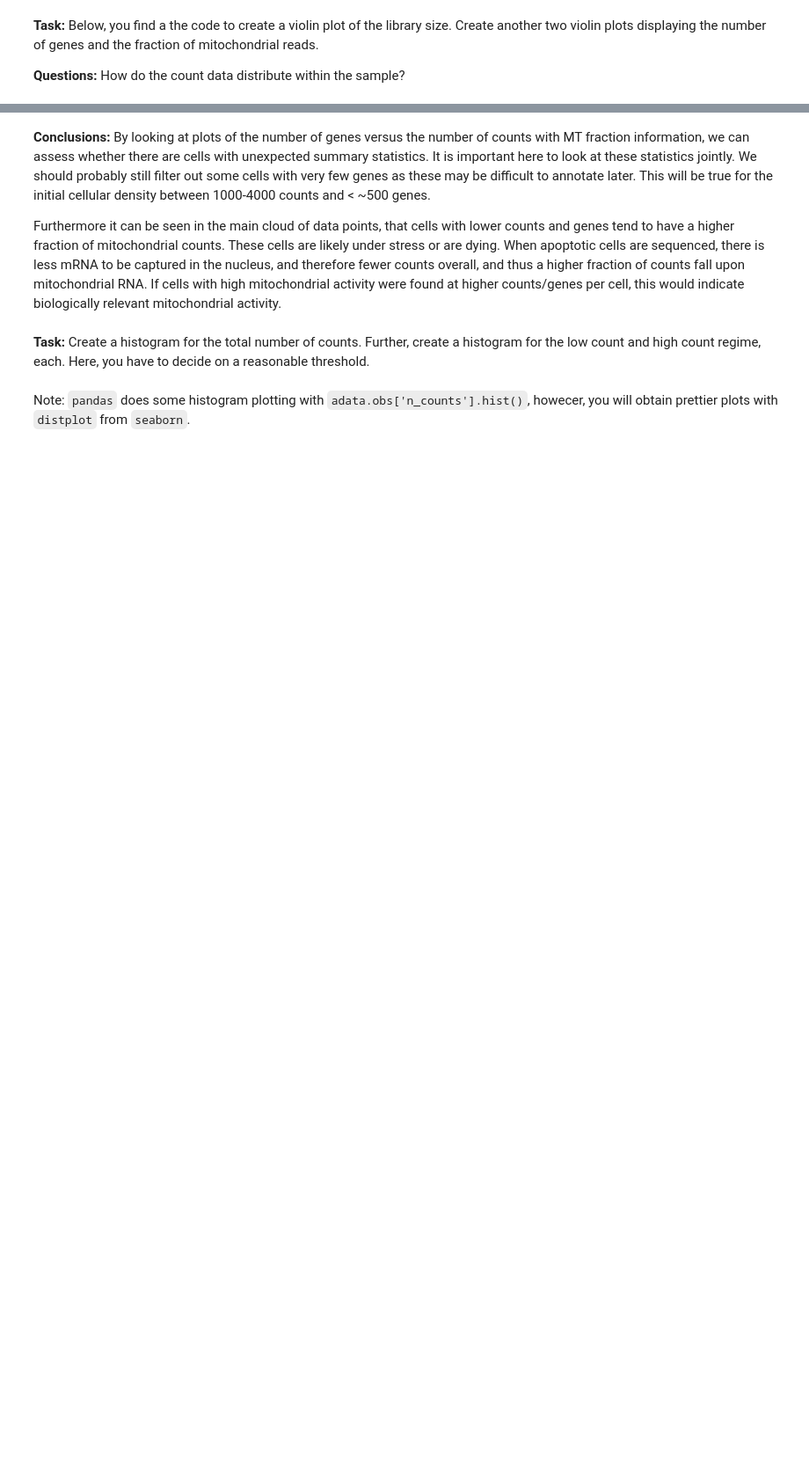
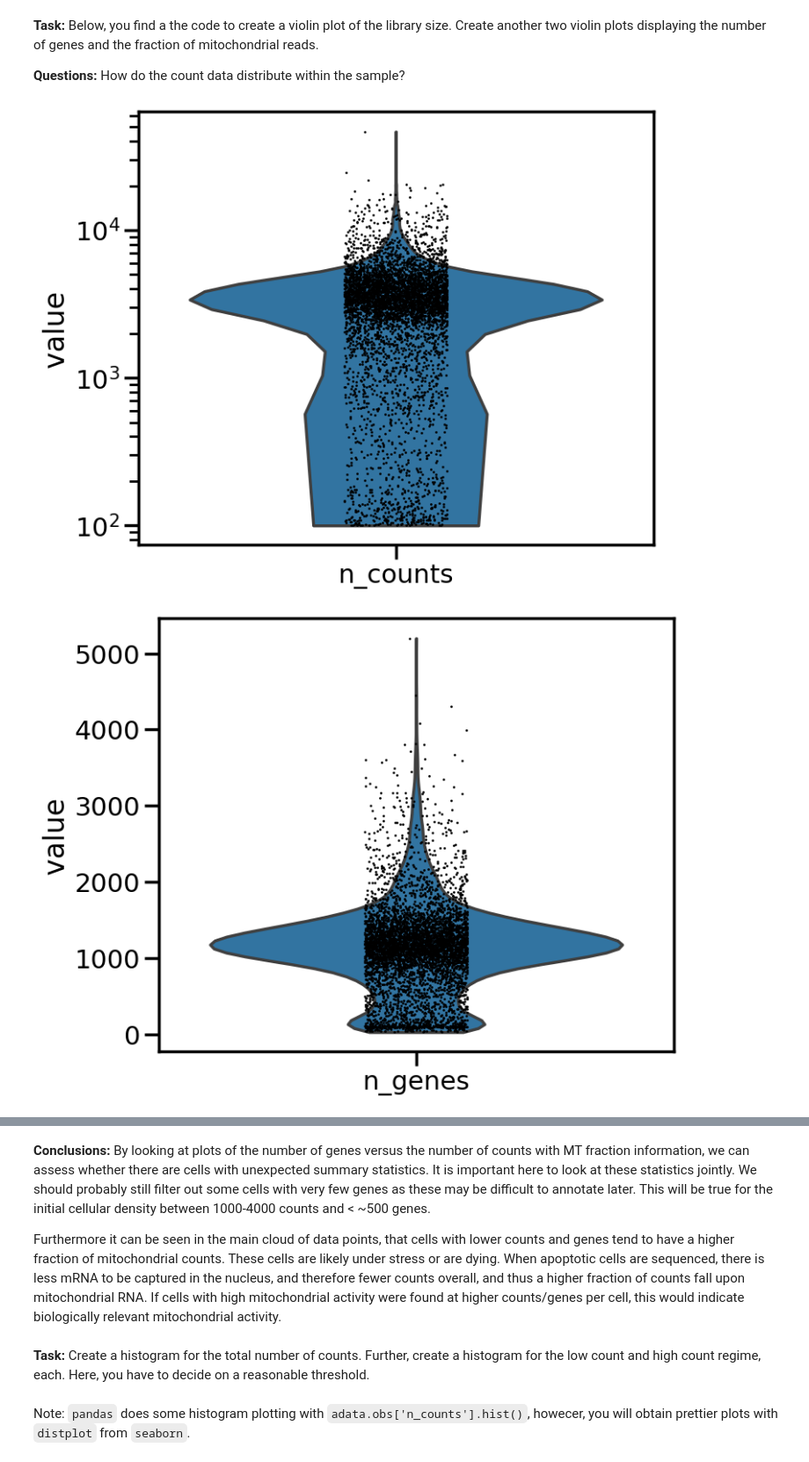
Before and after one commit to Ianyliu/scanpy-tutorials, a Jupyter notebook: scanpy_workshop/day1_01_GColab.ipynb, the cells around one changed output, grey strips where cells are left out. Shown at 88% size. Drawn from its saved outputs; the diff is of its cells as text; code cells hidden in the pictures; blank space fills up the shorter version.

```diff
--- a/scanpy_workshop/day1_01_GColab.ipynb
+++ b/scanpy_workshop/day1_01_GColab.ipynb
@@ -167,8 +305,17 @@ p2 = sc.pl.scatter(adata = , x='', y='',
 # %%
 #Sample quality plots
 rcParams['figure.figsize']=(7,7)
 t1 = sc.pl.violin(adata, 'n_counts',
                   #groupby='sample',
                   size=2, log=True, cut=0)
-t1 = sc.pl.violin() #display number of genes
-t2 = sc.pl.violin() #display the fraction of mitochondrial reads
+t1 = sc.pl.violin(adata, "n_genes",
+                  size=2,
+                  # log=True
+                  ) #display number of genes
+t2 = sc.pl.violin(adata, "mt_frac",
+                  size=2,
+                  # log=True
+                  ) #display the fraction of mitochondrial reads
+# %% [output]
+[figure, added]
+[figure, added]
```
Also changed, not shown: parts of 37 cells of this notebook.
